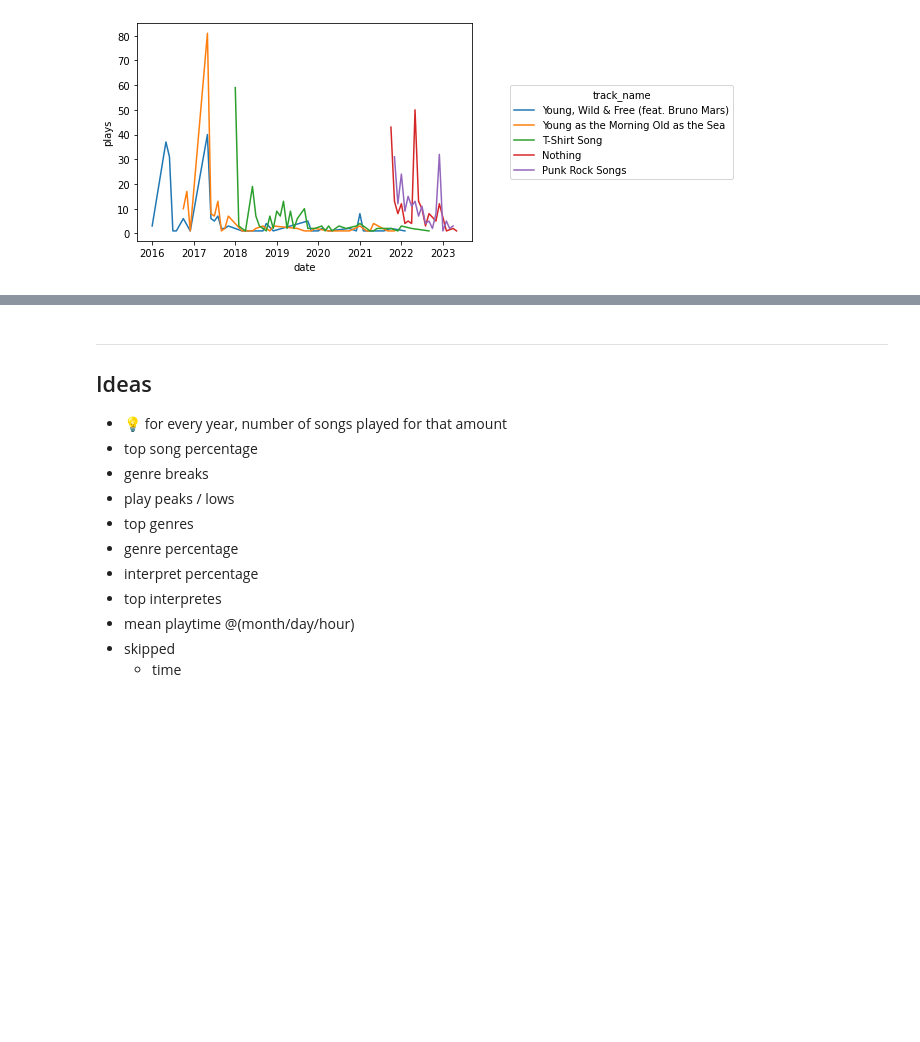
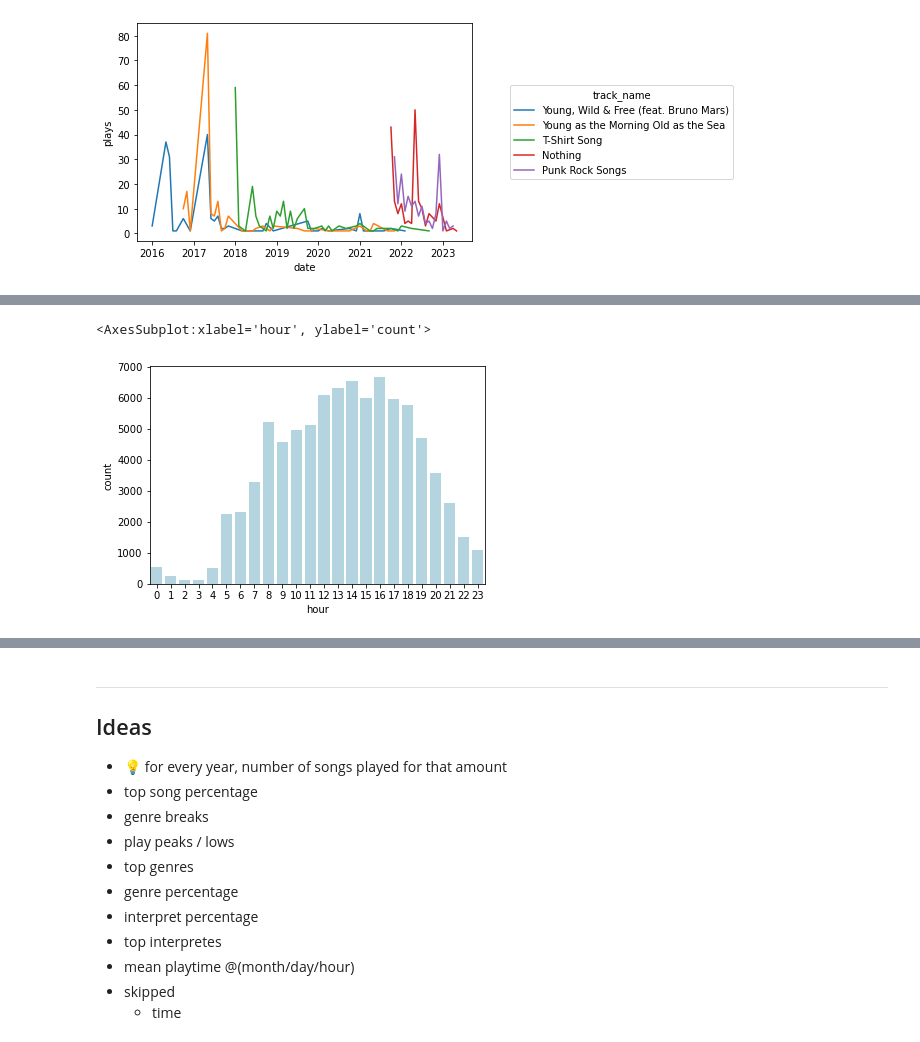
Before and after one commit to OleVoss/spotifystats, a Jupyter notebook: Analysis.ipynb, the cells around one changed output, grey strips where cells are left out. Cells and saved outputs as stored; diff of their text form; code cells hidden in the pictures; blank space fills up the shorter version.

```diff
--- a/Analysis.ipynb
+++ b/Analysis.ipynb
@@ -258,0 +274,10 @@ sns.move_legend(ax, "center left", bbox_to_anchor=(1.1,0.5))
+# %%
+df_weekday_plays = df_orig.groupby(df_orig["ts"].dt.hour)["ts"].count().to_frame()
+df_weekday_plays.index.rename("hour", inplace=True)
+df_weekday_plays.reset_index(inplace=True)
+df_weekday_plays.rename({"ts":"count"}, inplace=True, axis=1)
+
+sns.barplot(data=df_weekday_plays, x="hour", y="count", color="lightblue")
+# %% [output]
+<AxesSubplot:xlabel='hour', ylabel='count'>
+[figure, added]
```
Also changed, not shown: parts of 6 cells of this notebook, 4 other files.
